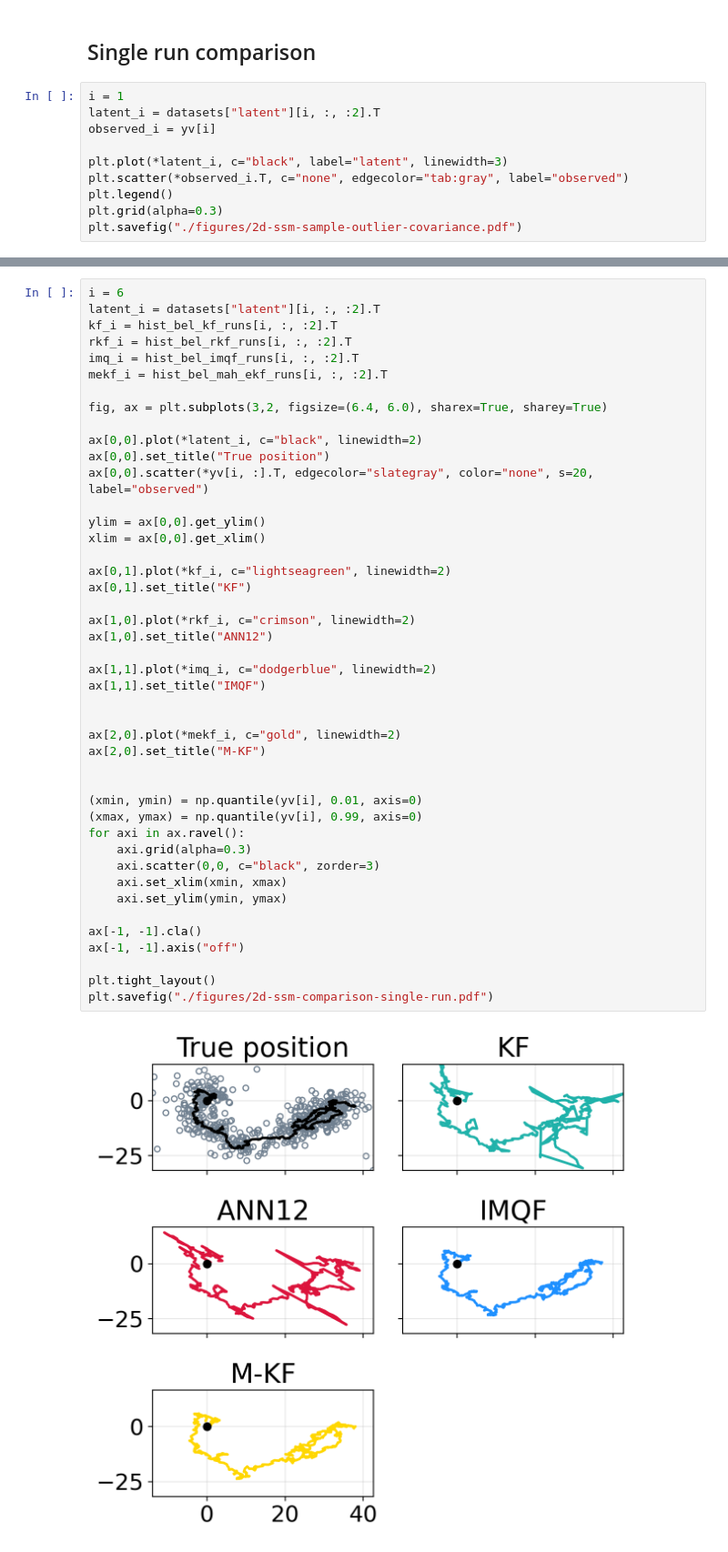
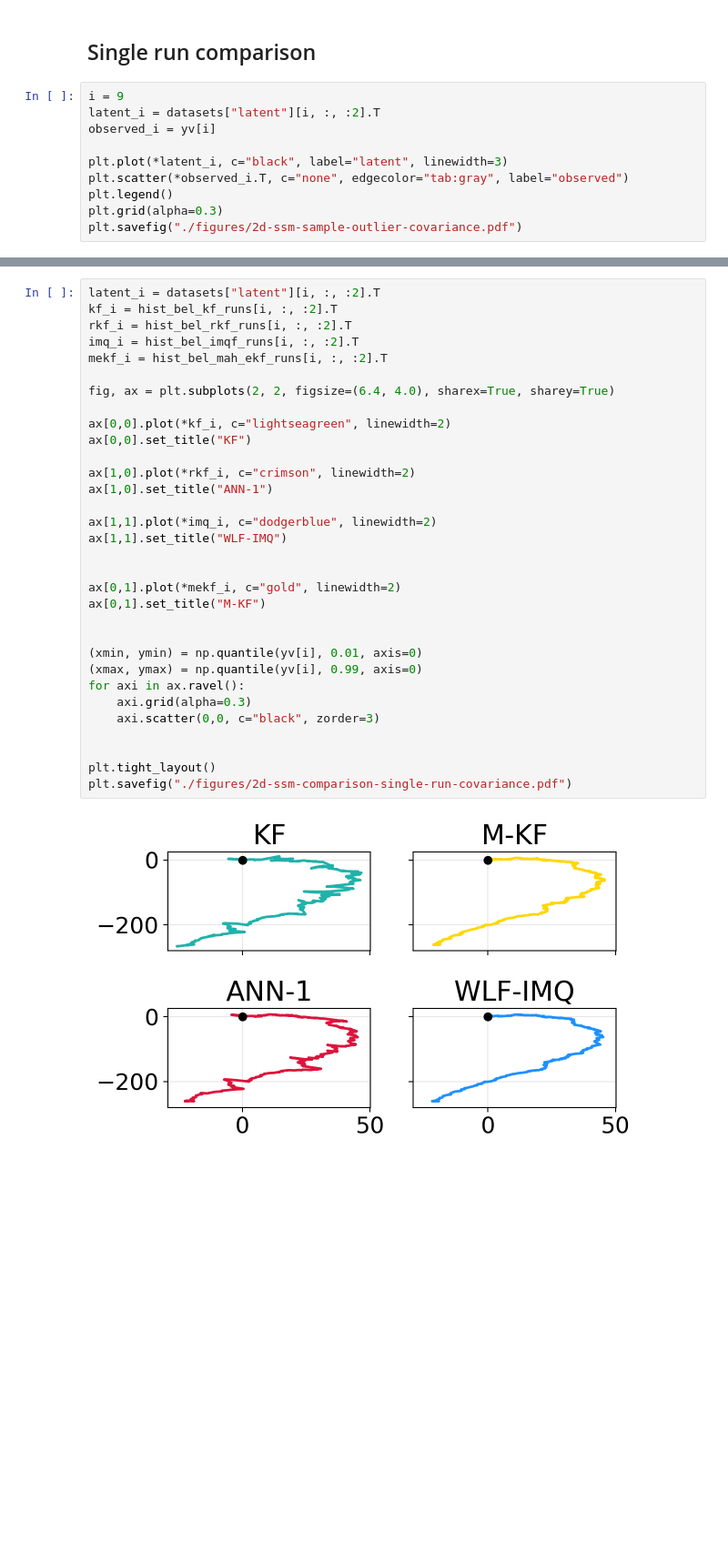
Before and after one commit to gerdm/weighted-likelihood-filter, a Jupyter notebook: experiments/2d-tracking-outlier-covariance.ipynb, the cells around one changed output, grey strips where cells are left out. Shown at 91% size. Drawn from its saved outputs; the diff is of its cells as text; blank space fills up the shorter version.

```diff
--- a/experiments/2d-tracking-outlier-covariance.ipynb
+++ b/experiments/2d-tracking-outlier-covariance.ipynb
@@ -358,7 +358,7 @@ plt.savefig("./figures/2d-ssm-comparison-outlier-covariance.pdf")
 # %% [markdown]
 ## Single run comparison
 # %%
-i = 1
+i = 9
 latent_i = datasets["latent"][i, :, :2].T
 observed_i = yv[i]
 
@@ -376,46 +372,34 @@ plt.savefig("./figures/2d-ssm-sample-outlier-covariance.pdf")
 # %%
-i = 6
 latent_i = datasets["latent"][i, :, :2].T
 kf_i = hist_bel_kf_runs[i, :, :2].T
 rkf_i = hist_bel_rkf_runs[i, :, :2].T
 imq_i = hist_bel_imqf_runs[i, :, :2].T
 mekf_i = hist_bel_mah_ekf_runs[i, :, :2].T
 
-fig, ax = plt.subplots(3,2, figsize=(6.4, 6.0), sharex=True, sharey=True)
+fig, ax = plt.subplots(2, 2, figsize=(6.4, 4.0), sharex=True, sharey=True)
 
-ax[0,0].plot(*latent_i, c="black", linewidth=2)
-ax[0,0].set_title("True position")
-ax[0,0].scatter(*yv[i, :].T, edgecolor="slategray", color="none", s=20, label="observed")
-
-ylim = ax[0,0].get_ylim()
-xlim = ax[0,0].get_xlim()
-
-ax[0,1].plot(*kf_i, c="lightseagreen", linewidth=2)
-ax[0,1].set_title("KF")
+ax[0,0].plot(*kf_i, c="lightseagreen", linewidth=2)
+ax[0,0].set_title("KF")
 
 ax[1,0].plot(*rkf_i, c="crimson", linewidth=2)
-ax[1,0].set_title("ANN12")
+ax[1,0].set_title("ANN-1")
 
 ax[1,1].plot(*imq_i, c="dodgerblue", linewidth=2)
-ax[1,1].set_title("IMQF")
+ax[1,1].set_title("WLF-IMQ")
 
 
-ax[2,0].plot(*mekf_i, c="gold", linewidth=2)
-ax[2,0].set_title("M-KF")
+ax[0,1].plot(*mekf_i, c="gold", linewidth=2)
+ax[0,1].set_title("M-KF")
 
 
 (xmin, ymin) = np.quantile(yv[i], 0.01, axis=0)
 (xmax, ymax) = np.quantile(yv[i], 0.99, axis=0)
 for axi in ax.ravel():
     axi.grid(alpha=0.3)
     axi.scatter(0,0, c="black", zorder=3)
-    axi.set_xlim(xmin, xmax)
-    axi.set_ylim(ymin, ymax)
 
-ax[-1, -1].cla()
-ax[-1, -1].axis("off")
 
 plt.tight_layout()
-plt.savefig("./figures/2d-ssm-comparison-single-run.pdf")
+plt.savefig("./figures/2d-ssm-comparison-single-run-covariance.pdf")
 # %% [output]
-[figure, old version]
+[figure, new version]
```
Also changed, not shown: parts of 9 cells of this notebook, 2 other files.
